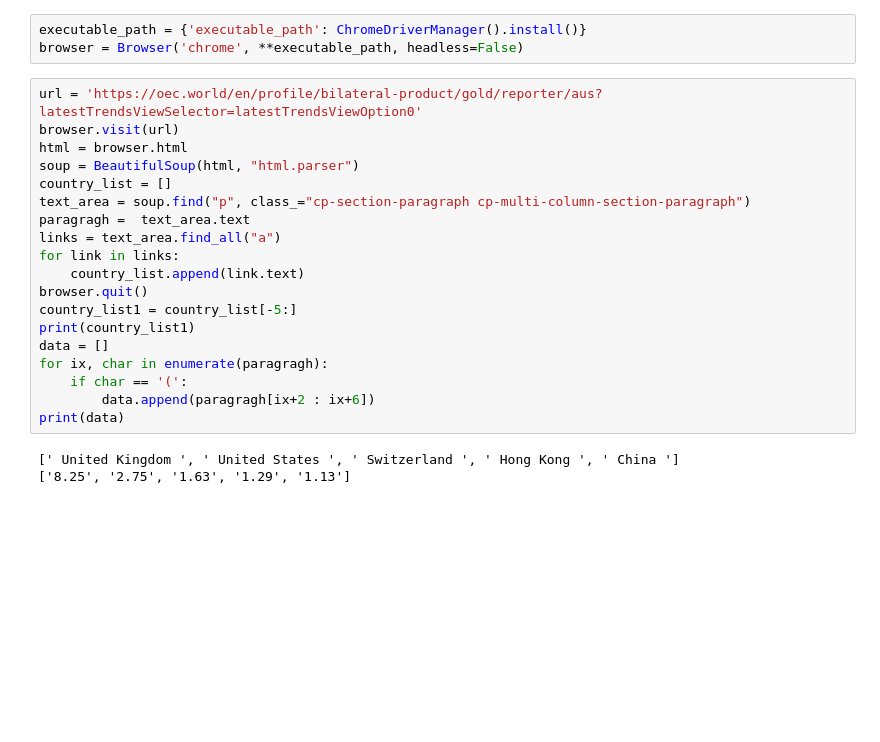
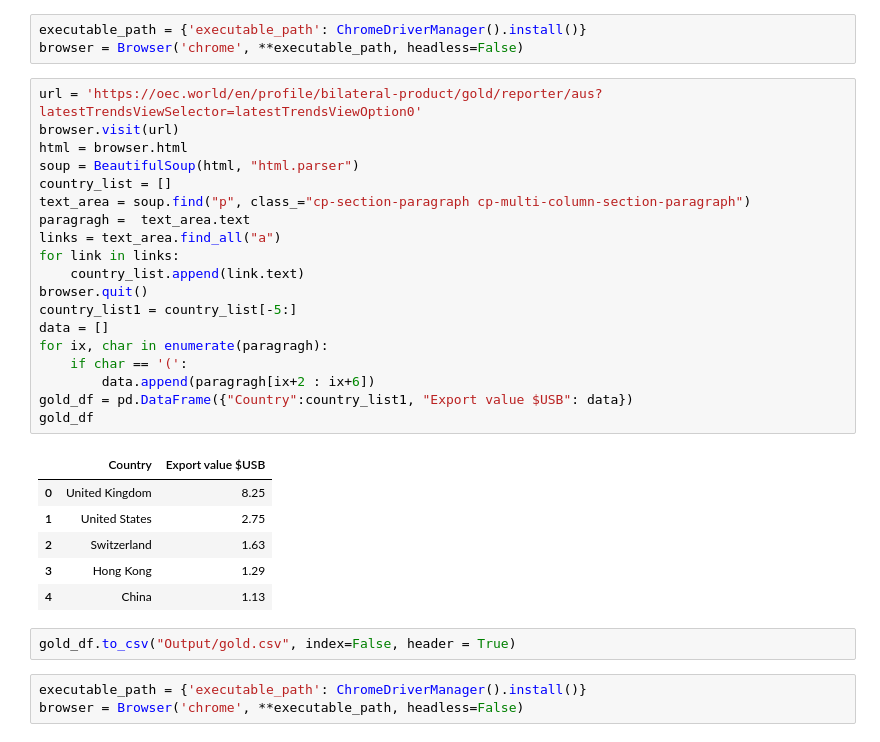
Before and after one commit to DannyBruzz/Project_3, a Jupyter notebook: Scraping exports.ipynb, the cells around one changed output. Saved outputs shown, nothing was run; the diff lists cells and outputs as text; blank space fills up the shorter version.

Commit message:
Exports SQL

```diff
--- a/Scraping exports.ipynb
+++ b/Scraping exports.ipynb
@@ -11,25 +11,34 @@ browser = Browser('chrome', **executable_path, headless=False)
 # %%
 url = 'https://oec.world/en/profile/bilateral-product/gold/reporter/aus?latestTrendsViewSelector=latestTrendsViewOption0'
 browser.visit(url)
 html = browser.html
 soup = BeautifulSoup(html, "html.parser")
 country_list = []
 text_area = soup.find("p", class_="cp-section-paragraph cp-multi-column-section-paragraph")
 paragragh =  text_area.text
 links = text_area.find_all("a")
 for link in links:
     country_list.append(link.text)
 browser.quit()
 country_list1 = country_list[-5:]
-print(country_list1)
 data = []
 for ix, char in enumerate(paragragh):
     if char == '(':
         data.append(paragragh[ix+2 : ix+6])
-print(data)
+gold_df = pd.DataFrame({"Country":country_list1, "Export value $USB": data})
+gold_df
 # %% [output]
-[' United Kingdom ', ' United States ', ' Switzerland ', ' Hong Kong ', ' China ']
-['8.25', '2.75', '1.63', '1.29', '1.13']
+|  | Country | Export value $USB |
+| 0 | United Kingdom | 8.25 |
+| 1 | United States | 2.75 |
+| 2 | Switzerland | 1.63 |
+| 3 | Hong Kong | 1.29 |
+| 4 | China | 1.13 |
+# %%
+gold_df.to_csv("Output/gold.csv", index=False, header = True)
+# %%
+executable_path = {'executable_path': ChromeDriverManager().install()}
+browser = Browser('chrome', **executable_path, headless=False)
 # %%
 silver_url = 'https://oec.world/en/profile/bilateral-product/silver/reporter/aus'
 browser.visit(silver_url)
```
Also changed, not shown: parts of 29 cells of this notebook.
